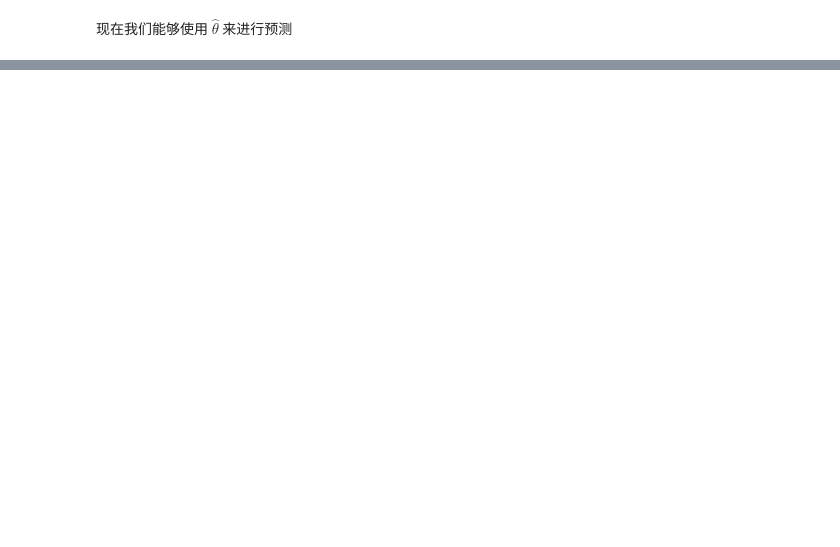
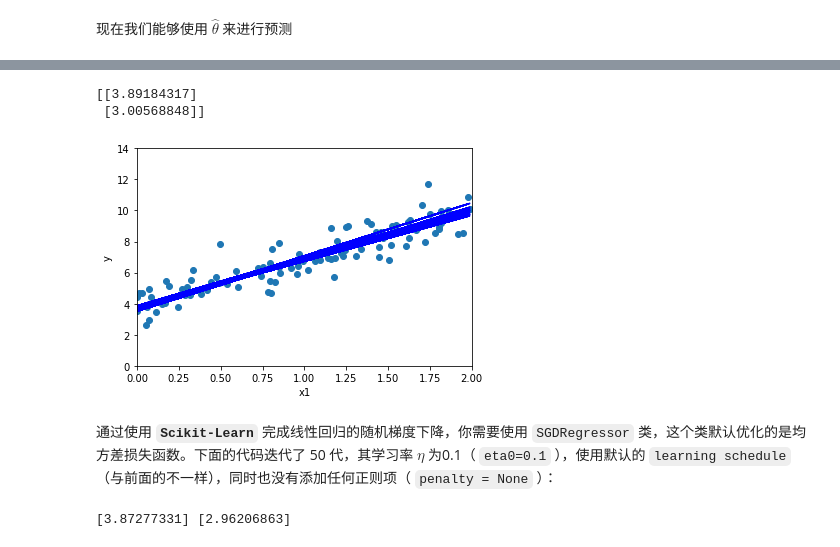
Before and after one commit to Weizhuo-Zhang/ML_coursera, a Jupyter notebook: hands_on_ML/4_training_model.ipynb, the cells around one changed output, grey strips where cells are left out. Drawn from its saved outputs; the diff is of its cells as text; code cells hidden in the pictures; blank space fills up the shorter version.

```diff
--- a/hands_on_ML/4_training_model.ipynb
+++ b/hands_on_ML/4_training_model.ipynb
@@ -41,0 +144,60 @@ print(y_predict)
+# %%
+n_epochs = 50
+t0, t1 = 5, 50
+
+def learning_schedule(t):
+  return t0 / (t + t1)
+
+theta = np.random.randn(2,1)
+
+for epoch in range(n_epochs):
+  for i in range(m):
+    random_index = np.random.randint(m)
+    xi = X_b[random_index:random_index+1]
+    yi = y[random_index:random_index+1]
+    gradients = 2 * xi.T.dot(xi.dot(theta)-yi)
+    eta = learning_schedule(epoch * m + i)
+    theta=theta - eta*gradients
+
+print(theta)
+# %% [output]
+[[3.89184317]
+ [3.00568848]]
+# %%
+# 随机梯度下降前10步运算
+n_epochs = 10
+t0, t1 = 5, 50
+
+def learning_schedule(t):
+  return t0 / (t + t1)
+
+theta = np.random.randn(2,1)
+plt.plot(X, X_b.dot(theta), 'b-')
+
+for epoch in range(n_epochs):
+  for i in range(m):
+    random_index = np.random.randint(m)
+    xi = X_b[random_index:random_index+1]
+    yi = y[random_index:random_index+1]
+    gradients = 2 * xi.T.dot(xi.dot(theta)-yi)
+    eta = learning_schedule(epoch * m + i)
+    theta=theta - eta*gradients
+  plt.plot(X, X_b.dot(theta), 'b-')
+
+plt.scatter(X, y)
+plt.xlim(0,2)
+plt.ylim(0,14)
+plt.xlabel('x1')
+plt.ylabel('y')
+plt.show()
+# %% [output]
+[figure, added]
+# %% [markdown]
+通过使用 **`Scikit-Learn`** 完成线性回归的随机梯度下降，你需要使用 `SGDRegressor` 类，这个类默认优化的是均方差损失函数。下面的代码迭代了 50 代，其学习率 $\eta$ 为0.1（ `eta0=0.1` ），使用默认的 `learning schedule` （与前面的不一样），同时也没有添加任何正则项（ `penalty = None` ）：
+# %%
+from sklearn.linear_model import SGDRegressor
+sgd_reg = SGDRegressor( n_iter_no_change=50, penalty=None, eta0=0.1)
+sgd_reg.fit(X, y.ravel())
+print(sgd_reg.intercept_, sgd_reg.coef_)
+# %% [output]
+[3.87277331] [2.96206863]
```
Also changed, not shown: parts of 22 cells of this notebook.
